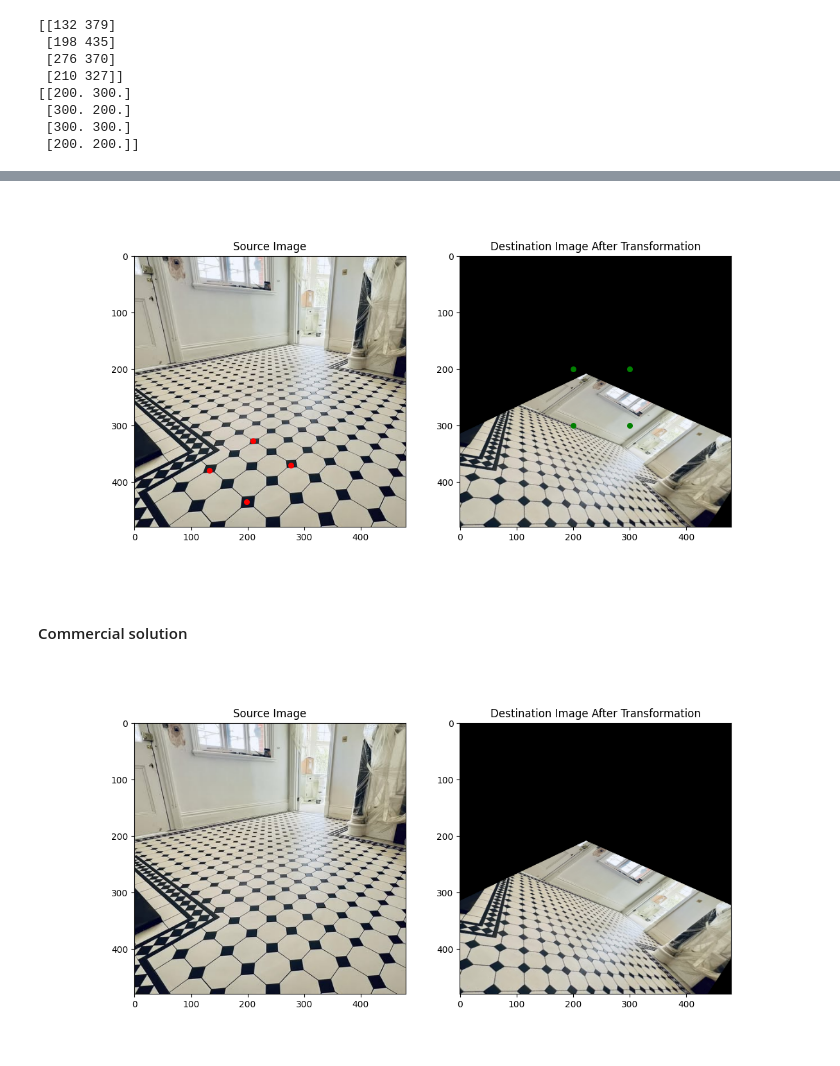
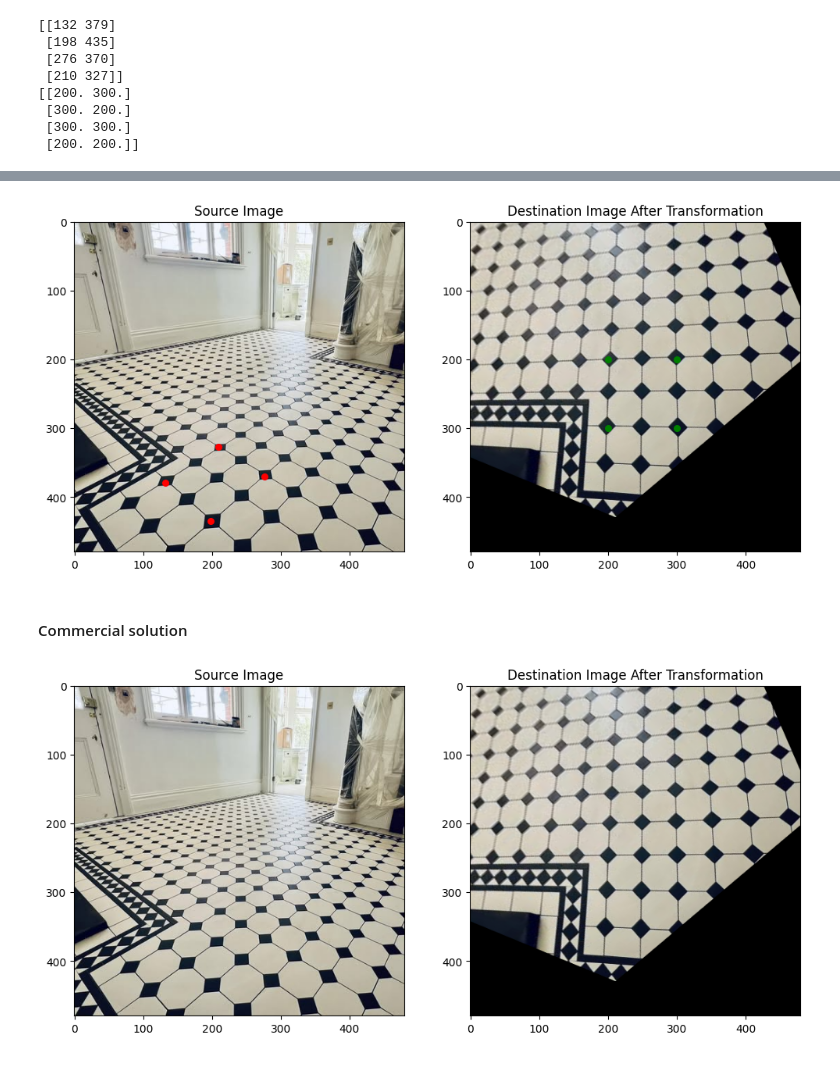
Before and after one commit to chedinhtrung/multiple_view_geom, a Jupyter notebook: intro/projection_rectification.ipynb, the cells around one changed output, grey strips where cells are left out. Cells and saved outputs as stored; diff of their text form; code cells hidden in the pictures.

```diff
--- a/intro/projection_rectification.ipynb
+++ b/intro/projection_rectification.ipynb
@@ -98,10 +98,14 @@ ax.scatter(xp_coords, yp_coords, color="green", s=40)
 #### Step 2: Solve H
 # %%
 # form the matrix
-def get_Ai(x, xp):
+def get_Ai(x, xp, homogen=False):
     # convert x_i, xp_i to homogeneous coords
-    x_i = np.concatenate((x, [1]))
-    xp_i = np.concatenate((xp, [1]))
+    if not homogen:
+        x_i = np.concatenate((x, [1]))
+        xp_i = np.concatenate((xp, [1]))
+    else:
+        x_i = x
+        xp_i = xp
     row1 = np.concatenate((
         np.zeros(3),
         -xp_i[-1]*x_i,
@@ -115,10 +119,10 @@ def get_Ai(x, xp):
     ))
     return np.array([row1, row2])
 
-def get_A(x, x_prime):
+def get_A(x, x_prime, homogen=False):
     A = np.zeros((0,9))
     for i in range(x.shape[0]):
-        Ai = get_Ai(x[i], x_prime[i])
+        Ai = get_Ai(x[i], x_prime[i], homogen)
         A = np.concatenate((A,Ai))
     return A
 # %%
@@ -166,36 +174,38 @@ print(x_p)
 # %%
-%matplotlib widget
+%matplotlib inline
 from scipy import ndimage as ndi
 from skimage.io import imread
 from skimage.color import rgb2gray
 from skimage.transform import ProjectiveTransform, warp
 import numpy as np
 
 im_src = imread('../images/floor.jpg')
 height, width, dim = im_src.shape
 im_dst = np.zeros((height, width, dim))
 
+# funny perk of warp: it applies inverse of H to the image
+H_inv = np.linalg.inv(H)
 
-im_dst = warp(im_src, H, output_shape=(height, width))
+im_dst = warp(im_src, H_inv, output_shape=(height, width))
 
 plt.figure(figsize=(12, 6))
 plt.subplot(121)
 plt.imshow(im_src)
 x_coords, y_coords = zip(*x)
 plt.scatter(x_coords, y_coords, s=30, color="red")
 plt.title('Source Image')
 plt.subplot(122)
 plt.imshow(im_dst)
 x_coords, y_coords = zip(*x_p)
 plt.scatter(x_coords, y_coords, s=30, color="green")
 plt.title('Destination Image After Transformation')
 plt.show()
 # %% [output]
-[figure, old version]
+[figure, new version]
 # %% [markdown]
 #### Commercial solution
 # %%
-%matplotlib widget
+%matplotlib inline
 from scipy import ndimage as ndi
 from skimage.io import imread
 from skimage.color import rgb2gray
@@ -208,7 +218,7 @@ im_dst = np.zeros((height, width, dim))
 
 pt = ProjectiveTransform()
 
-pt.estimate(x, x_prime)
+pt.estimate(x_prime, x)
 
 im_dst = warp(im_src, pt, output_shape=(height, width))
 
@@ -223,4 +233,4 @@ plt.imshow(im_dst)
 plt.title('Destination Image After Transformation')
 plt.show()
 # %% [output]
-[figure, old version]
+[figure, new version]
```
Also changed, not shown: parts of 10 cells of this notebook, 1 other file.
